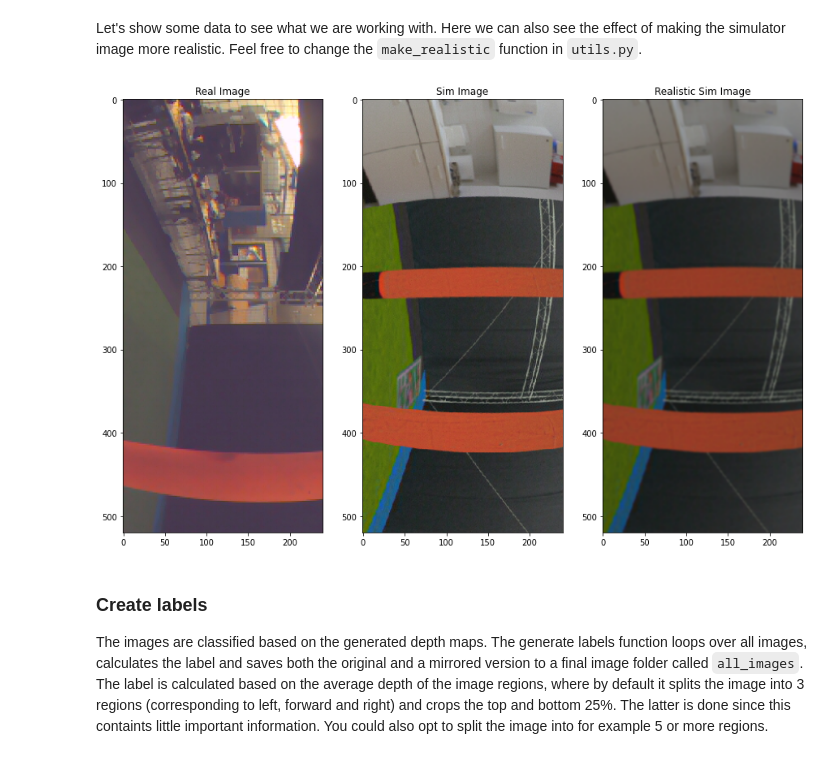
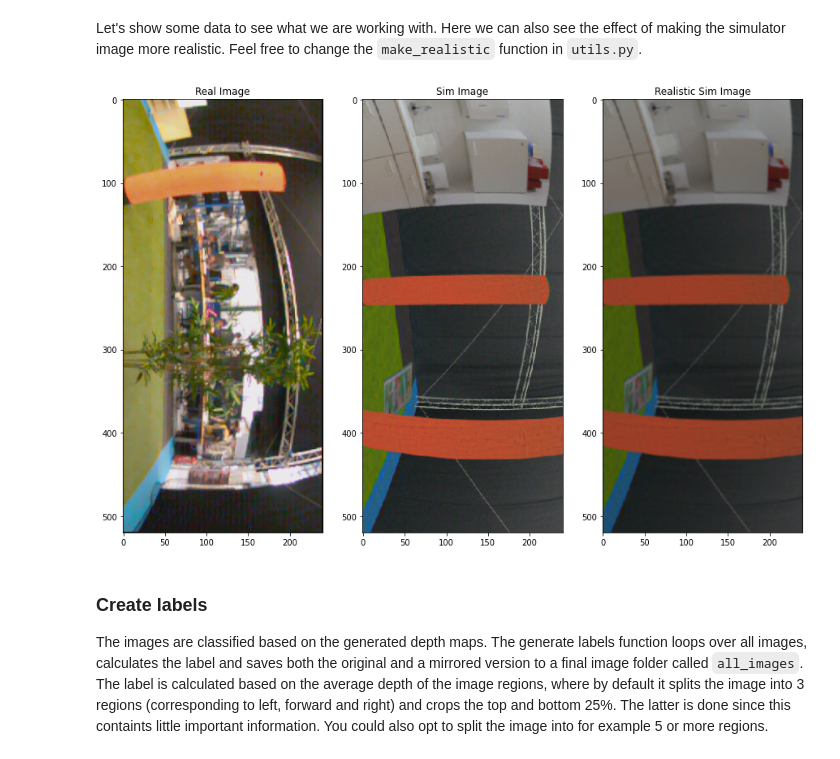
Before and after one commit to Timdnb/CNN-for-Micro-Air-Vehicles, a Jupyter notebook: Dataset_generation.ipynb, the cells around one changed output. Saved outputs shown, nothing was run; the diff lists cells and outputs as text; code cells hidden in the pictures.

Commit message:
Update folders

```diff
--- a/Dataset_generation.ipynb
+++ b/Dataset_generation.ipynb
@@ -23,27 +23,27 @@ import pandas as pd
 # %% [markdown]
 Let's show some data to see what we are working with. Here we can also see the effect of making the simulator image more realistic. Feel free to change the `make_realistic` function in `utils.py`.
 # %%
-real_images_folder = 'real_images'
-sim_images_folder = 'sim_images'
+real_images_folder = 'images/real'
+sim_images_folder = 'images/sim'
 
 # Load the images
 real_image_example = plt.imread(os.path.join(real_images_folder, os.listdir(real_images_folder)[0]))
 sim_image_example = plt.imread(os.path.join(sim_images_folder, os.listdir(sim_images_folder)[0]))
 
 # Augment to simulator image to make it more realistic
 realistic_sim_image_example = make_realistic(sim_image_example)
 
 # Show the images
 fig, ax = plt.subplots(1, 3, figsize=(15, 10))
 ax[0].imshow(real_image_example)
 ax[0].set_title('Real Image')
 ax[1].imshow(sim_image_example)
 ax[1].set_title('Sim Image')
 ax[2].imshow(realistic_sim_image_example)
 ax[2].set_title('Realistic Sim Image')
 plt.show()
 # %% [output]
-[figure, old version]
+[figure, new version]
 # %% [markdown]
 ### Create labels
 The images are classified based on the generated depth maps. The generate labels function loops over all images, calculates the label and saves both the original and a mirrored version to a final image folder called `all_images`. The label is calculated based on the average depth of the image regions, where by default it splits the image into 3 regions (corresponding to left, forward and right) and crops the top and bottom 25%. The latter is done since this containts little important information. You could also opt to split the image into for example 5 or more regions.
```
Also changed, not shown: parts of 1 cell of this notebook.
